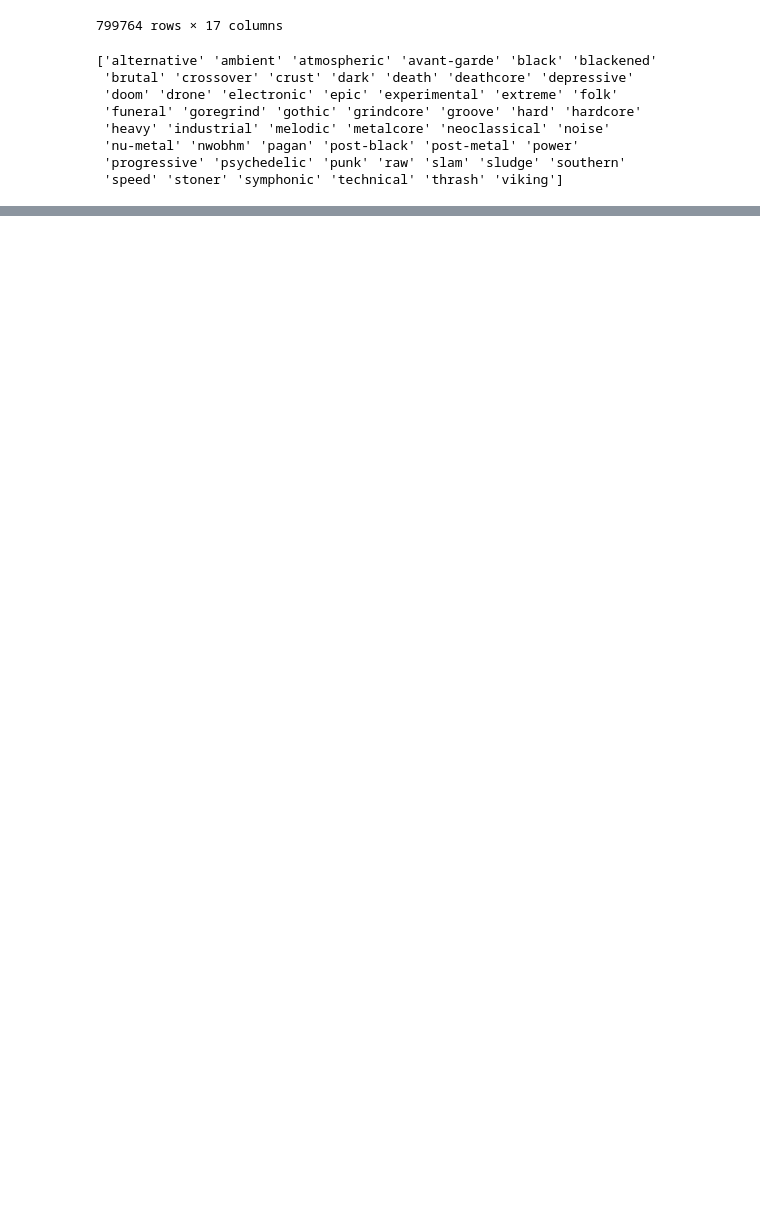
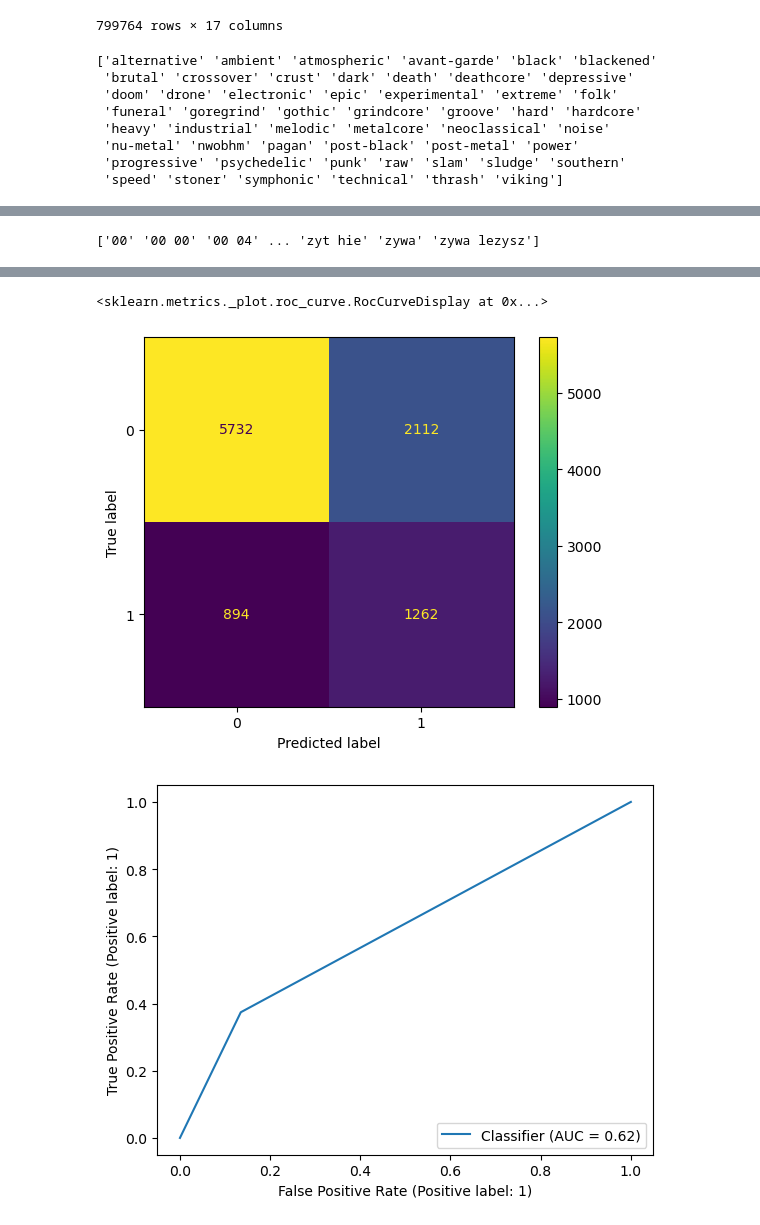
Before and after one commit to theta-lin/stats_102_final, a Jupyter notebook: lyrics_prediction.ipynb, the cells around one changed output, grey strips where cells are left out. Drawn from its saved outputs; the diff is of its cells as text; code cells hidden in the pictures; blank space fills up the shorter version.

Commit message:
Optimize parameters for feature extraction; Add logistic regression; Refactor code

```diff
--- a/lyrics_prediction.ipynb
+++ b/lyrics_prediction.ipynb
@@ -131,0 +205,36 @@ disp.plot()
+# %%
+from sklearn.feature_extraction.text import TfidfVectorizer
+
+genre_pos = 4
+
+sample = songs['lyrics'].sample(100000, random_state=0)
+
+vectorizer = TfidfVectorizer(smooth_idf=False, ngram_range=(1, 2), max_df=0.6)
+lyrics_mat = vectorizer.fit_transform(sample)
+lyrics_words = vectorizer.get_feature_names_out()
+print(lyrics_words)
+
+X_train, X_test, y_train, y_test = get_train_test(lyrics_mat, genre_mat[sample.index, genre_pos], 0.1)
+# %% [output]
+['00' '00 00' '00 04' ... 'zyt hie' 'zywa' 'zywa lezysz']
+# %%
+from sklearn.naive_bayes import MultinomialNB
+from sklearn.metrics import matthews_corrcoef, confusion_matrix, ConfusionMatrixDisplay, RocCurveDisplay
+
+mnb = MultinomialNB()
+y_pred = mnb.fit(X_train, y_train).predict(X_test)
+print(matthews_corrcoef(y_test, y_pred))
+
+print(lyrics_words[mnb.feature_log_prob_[0].argsort()[-1 : -101 : -1]])
+print(lyrics_words[mnb.feature_log_prob_[1].argsort()[-1 : -101 : -1]])
+important_pos = np.union1d(mnb.feature_log_prob_[0].argsort()[-1 : -501 : -1],
+                           mnb.feature_log_prob_[1].argsort()[-1 : -3001 : -1])
+# print(important_pos)
+
+cm = confusion_matrix(y_test, y_pred)
+disp = ConfusionMatrixDisplay(cm)
+disp.plot()
+
+RocCurveDisplay.from_predictions(y_pred, y_test)
+RocCurveDisplay.from_estimator(mnb, X_test, y_test)
+# %% [output]
@@ -131,0 +258,3 @@ disp.plot()
+<sklearn.metrics._plot.roc_curve.RocCurveDisplay at 0x...>
+[figure, added]
+[figure, added]
```
Also changed, not shown: parts of 24 cells of this notebook.
